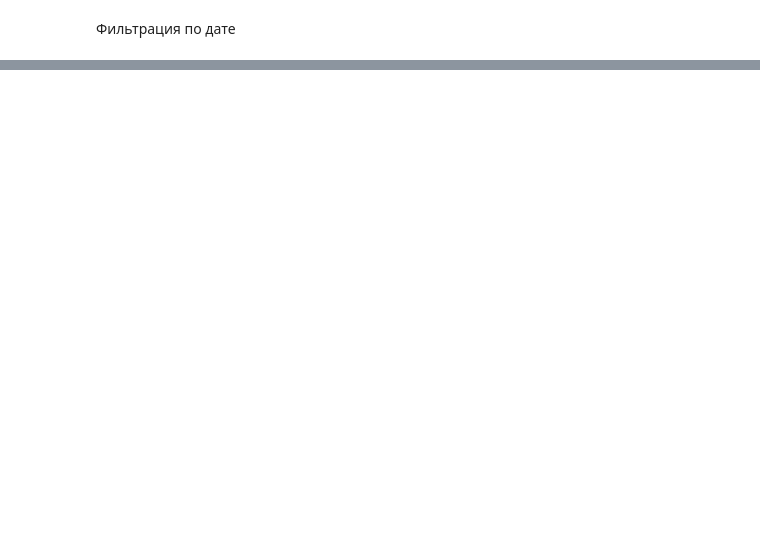
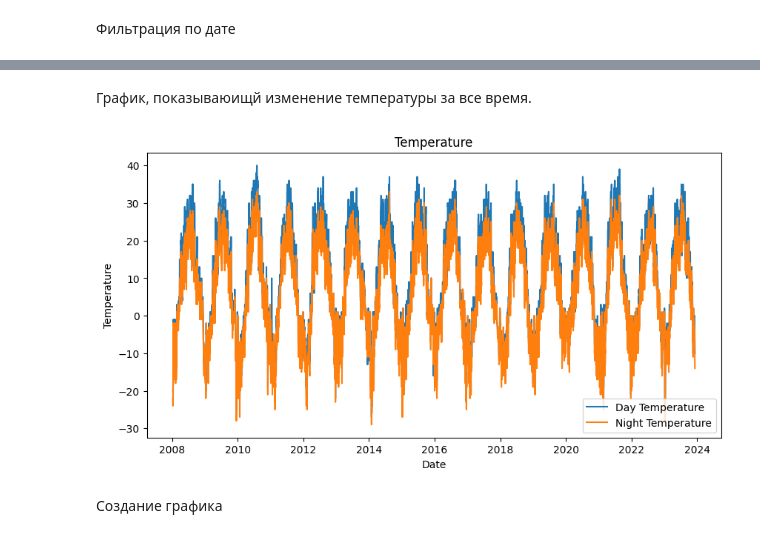
Before and after one commit to buddyuchiha/pythonfourthlab, a Jupyter notebook: main.ipynb, the cells around one changed output, grey strips where cells are left out. Drawn from its saved outputs; the diff is of its cells as text; code cells hidden in the pictures; blank space fills up the shorter version.

```diff
--- a/main.ipynb
+++ b/main.ipynb
@@ -50,7 +48,7 @@ def read_and_create_dataframe(file_path):
     if not ((df.isnull().sum()).eq(0).all()):
         df.dropna(inplace=True, ignore_index=True)
     df['Day Temperature Fahrenheit'] = 9/5 * df['Day Temperature'] + 32
-    df['Night Temp Fahrenheit'] = 9/5 * df['Night Temp'] + 32
+    df['Night Temperature Fahrenheit'] = 9/5 * df['Night Temperature'] + 32
     return df
 # %%
 df = read_and_create_dataframe("dataset.csv")
@@ -153,0 +180,15 @@ print(get_filtered_by_date_info(df, "2022-01-01", "2023-01-01"))
+# %% [markdown]
+График, показываюищй изменение температуры за все время.
+# %%
+plt.figure(figsize=(10, 5))
+plt.plot(df['Date'], df['Day Temperature'], label='Day Temperature')
+plt.plot(df['Date'], df['Night Temperature'], label='Night Temperature')
+plt.xlabel('Date')
+plt.ylabel('Temperature')
+plt.title('Temperature')
+plt.legend()
+plt.show()
+# %% [output]
+[figure, added]
+# %% [markdown]
+Создание графика
```
Also changed, not shown: parts of 11 cells of this notebook, 1 other file.
